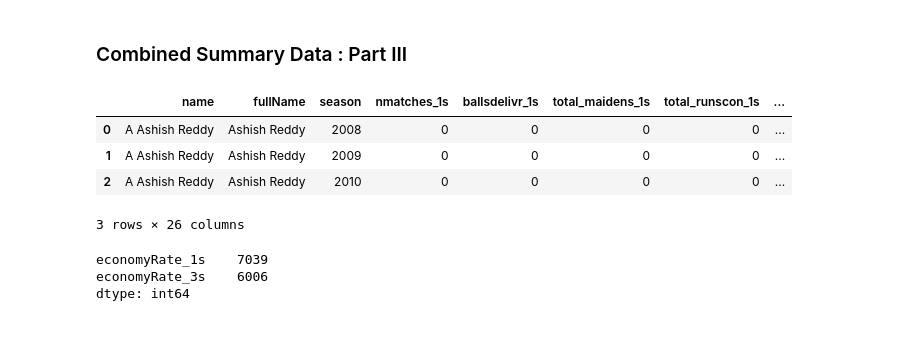
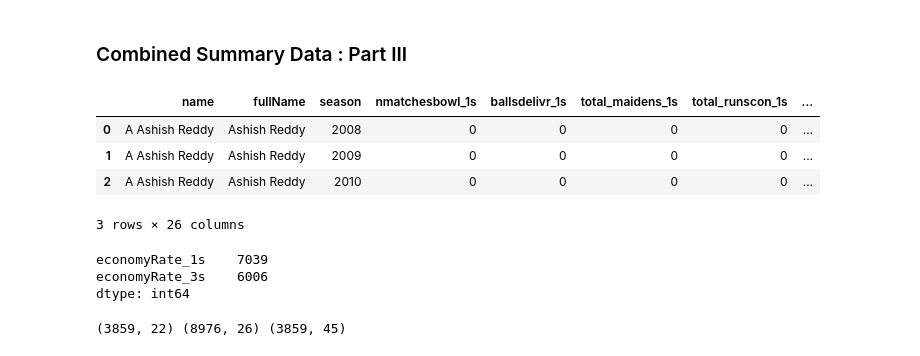
Before and after one commit to quickSilverShanks/IPL-CricPred, a Jupyter notebook: notebooks/Data Preprocessing.ipynb, the cells around one changed output. Saved outputs shown, nothing was run; the diff lists cells and outputs as text; code cells hidden in the pictures.

Commit message:
upload data with all players' stats
upload processed data with all players' batting and bowling stats

```diff
--- a/notebooks/Data Preprocessing.ipynb
+++ b/notebooks/Data Preprocessing.ipynb
@@ -565,41 +565,41 @@ allseason_bowling['balls'] = allseason_bowling['overs'].apply(lambda x: 6*int(x)
 
 all_seasons = np.arange(2008, 2025)
 group_cols = ["name", "fullName", "season"]
-bowlingcard_histdata = allseason_bowling.groupby(group_cols, sort=True).agg(nmatches_1s=('match_id','count'),
+bowlingcard_histdata = allseason_bowling.groupby(group_cols, sort=True).agg(nmatchesbowl_1s=('match_id','count'),
                                                                             ballsdelivr_1s=('balls','sum'),
                                                                             total_maidens_1s=('maidens','sum'),
                                                                             total_runscon_1s=('conceded','sum'),
                                                                             total_wickets_1s=('wickets','sum'),
                                                                             total_dots_1s=('dots','sum'),
                                                                             total_4sconc_1s=('foursConceded','sum'),
                                                                             total_6sconc_1s=('sixesConceded','sum'),
                                                                             total_wides_1s=('wides','sum'),
                                                                             total_noballs_1s=('noballs','sum'),
                                                                             median_econ_1s=('economyRate','median')
                                                                             ) \
                                                                         .unstack(fill_value=0) \
                                                                         .reindex(all_seasons, level=1, fill_value=0, axis=1) \
                                                                         .stack(1, future_stack=True).reset_index()
 
 
 # moving sums for past 3 seasons
 
-smry_vars = ['nmatches_1s', 'ballsdelivr_1s', 'total_maidens_1s', 'total_runscon_1s', 'total_wickets_1s',
+smry_vars = ['nmatchesbowl_1s', 'ballsdelivr_1s', 'total_maidens_1s', 'total_runscon_1s', 'total_wickets_1s',
              'total_dots_1s', 'total_4sconc_1s', 'total_6sconc_1s', 'total_wides_1s', 'total_noballs_1s']
 for col1s, col3s in zip(smry_vars, [col.replace('1s','3s') for col in smry_vars]):
     bowlingcard_histdata[col3s] = bowlingcard_histdata.groupby(group_cols[:-1])[col1s].rolling(3, min_periods=1).sum().reset_index(level=[0,1], drop=True)
 
 bowlingcard_histdata[smry_vars + [col.replace('1s','3s') for col in smry_vars]] = bowlingcard_histdata[smry_vars + [col.replace('1s','3s') for col in smry_vars]].astype(int)
 bowlingcard_histdata['economyRate_1s'] = 6 * bowlingcard_histdata['total_runscon_1s'] / bowlingcard_histdata['ballsdelivr_1s']
 bowlingcard_histdata['economyRate_3s'] = 6 * bowlingcard_histdata['total_runscon_3s'] / bowlingcard_histdata['ballsdelivr_3s']
 
 bowlingcard_histdata.to_csv("../data/processed/bowlingcard_histdata.csv", index=False)
 
 
 
 bowlingcard_histdata.head(3)
 # %% [output]
-|  | name | fullName | season | nmatches_1s | ballsdelivr_1s | total_maidens_1s | total_runscon_1s | ... |
+|  | name | fullName | season | nmatchesbowl_1s | ballsdelivr_1s | total_maidens_1s | total_runscon_1s | ... |
 | 0 | A Ashish Reddy | Ashish Reddy | 2008 | 0 | 0 | 0 | 0 | ... |
 | 1 | A Ashish Reddy | Ashish Reddy | 2009 | 0 | 0 | 0 | 0 | ... |
 | 2 | A Ashish Reddy | Ashish Reddy | 2010 | 0 | 0 | 0 | 0 | ... |
@@ -610,3 +610,16 @@ bowlingcard_histdata.isna().sum().sort_values(ascending=False)[bowlingcard_histd
 economyRate_1s    7039
 economyRate_3s    6006
 dtype: int64
+# %%
+# pom data, batting/bowling cards and current(2025) squad info combined to be used in tableau
+
+newsquad_pom_bat = pd.read_csv("../data/processed/newsquad_pom_bat.csv")
+bowlingcard_histdata = pd.read_csv("../data/processed/bowlingcard_histdata.csv")
+
+newsquad_playerallstats = newsquad_pom_bat.merge(bowlingcard_histdata, left_on=["name", "Players", "season"], right_on=["name", "fullName", "season"], how="left").drop("fullName", axis=1)
+newsquad_playerallstats[smry_vars + [col.replace('1s','3s') for col in smry_vars]] = newsquad_playerallstats[smry_vars + [col.replace('1s','3s') for col in smry_vars]].fillna(0).astype(int)
+newsquad_playerallstats.to_csv("../data/processed/newsquad_playerallstats.csv", index=False)
+
+print(newsquad_pom_bat.shape, bowlingcard_histdata.shape, newsquad_playerallstats.shape)
+# %% [output]
+(3859, 22) (8976, 26) (3859, 45)
```
Also changed, not shown: 2 other files.
